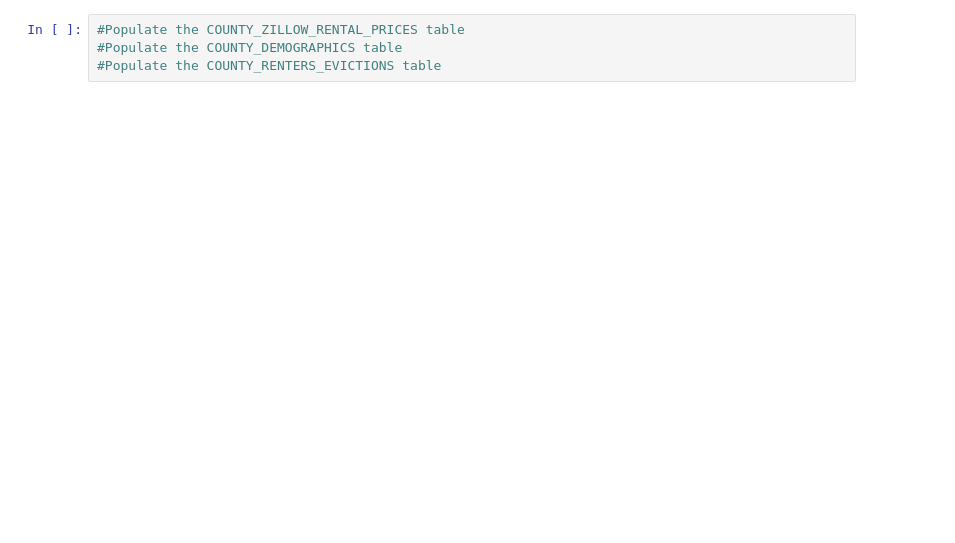
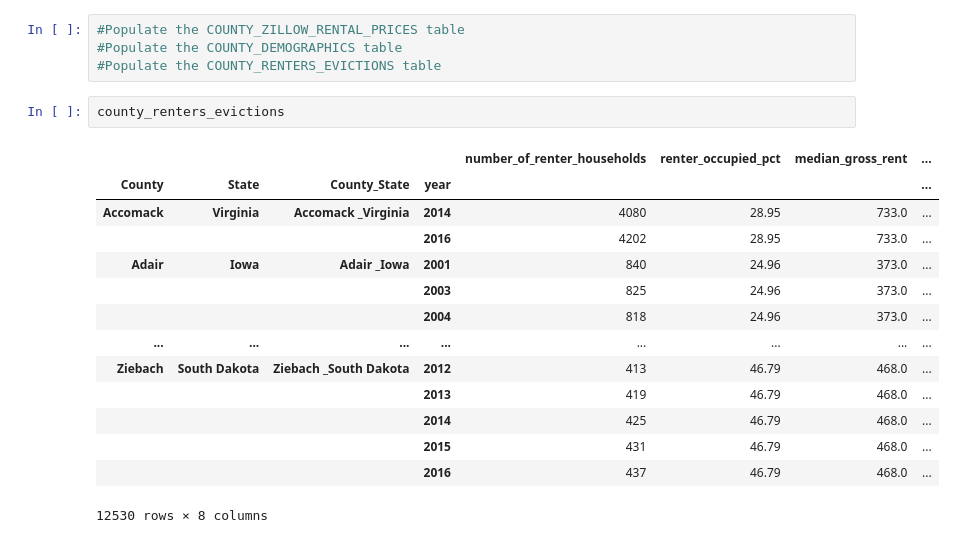
Before and after one commit to randallwvr90/Rent-and-Income-DB, a Jupyter notebook: ETL_Project.ipynb, the cells around one changed output. Drawn from its saved outputs; the diff is of its cells as text; blank space fills up the shorter version.

```diff
--- a/ETL_Project.ipynb
+++ b/ETL_Project.ipynb
@@ -112,3 +174,20 @@ Eviction_df
 #Populate the COUNTY_ZILLOW_RENTAL_PRICES table
 #Populate the COUNTY_DEMOGRAPHICS table
 #Populate the COUNTY_RENTERS_EVICTIONS table
+# %%
+county_renters_evictions
+# %% [output]
+|  |  |  |  | number_of_renter_households | renter_occupied_pct | median_gross_rent | ... |
+| County | State | County_State | year |  |  |  | ... |
+| Accomack | Virginia | Accomack _Virginia | 2014 | 4080 | 28.95 | 733.0 | ... |
+|  |  |  | 2016 | 4202 | 28.95 | 733.0 | ... |
+| Adair | Iowa | Adair _Iowa | 2001 | 840 | 24.96 | 373.0 | ... |
+|  |  |  | 2003 | 825 | 24.96 | 373.0 | ... |
+|  |  |  | 2004 | 818 | 24.96 | 373.0 | ... |
+| ... | ... | ... | ... | ... | ... | ... | ... |
+| Ziebach | South Dakota | Ziebach _South Dakota | 2012 | 413 | 46.79 | 468.0 | ... |
+|  |  |  | 2013 | 419 | 46.79 | 468.0 | ... |
+|  |  |  | 2014 | 425 | 46.79 | 468.0 | ... |
+|  |  |  | 2015 | 431 | 46.79 | 468.0 | ... |
+|  |  |  | 2016 | 437 | 46.79 | 468.0 | ... |
+12530 rows × 8 columns
```
Also changed, not shown: parts of 8 cells of this notebook, 1 other file.
